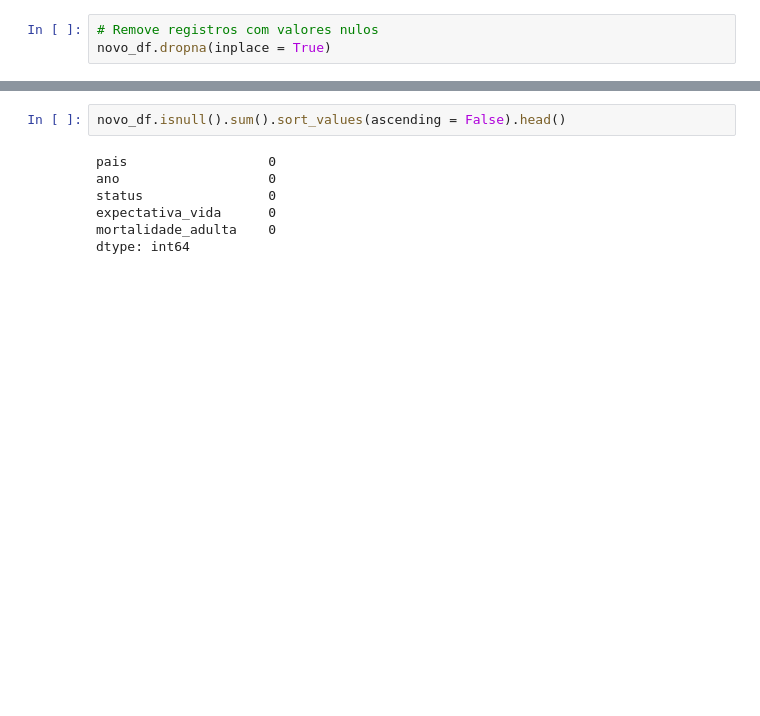
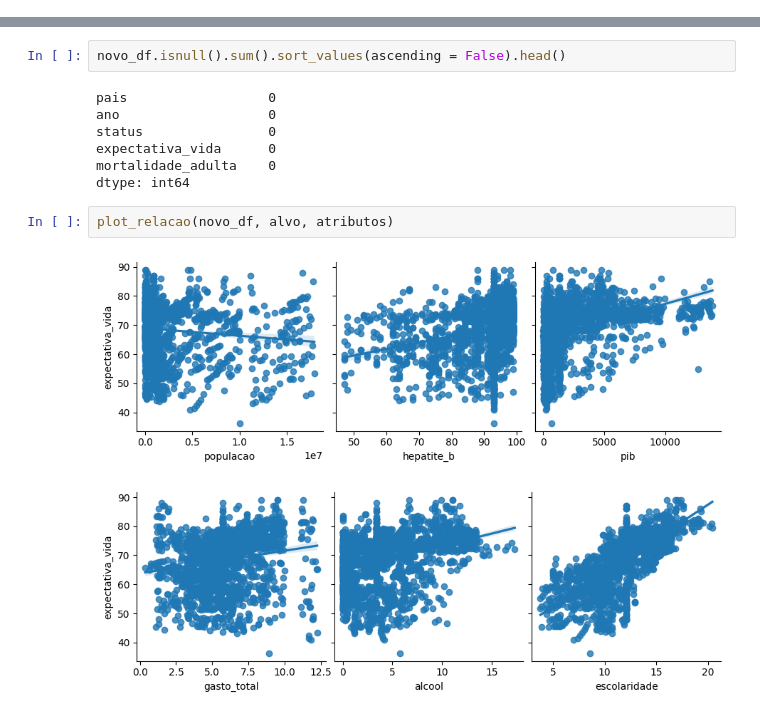
Before and after one commit to prisciladalepiane/machine-learning, a Jupyter notebook: projetos/matematica-estatistica-aplicada/06/modelagem-estatistica-indicadores-socieconomicos.ipynb, the cells around one changed output, grey strips where cells are left out. Drawn from its saved outputs; the diff is of its cells as text; blank space fills up the shorter version.

```diff
--- a/projetos/matematica-estatistica-aplicada/06/modelagem-estatistica-indicadores-socieconomicos.ipynb
+++ b/projetos/matematica-estatistica-aplicada/06/modelagem-estatistica-indicadores-socieconomicos.ipynb
@@ -292,9 +292,6 @@ limite_superior = Q3 + 1.5 * IQR
 # %%
 # Filtrando os outliers
 novo_df = dados[~((dados2 < limite_inferior) | (dados2 > limite_superior)).any(axis=1)]
-# %%
-# Remove registros com valores nulos
-novo_df.dropna(inplace = True)
 # %%
 # Verificando o total de valores ausentes
 novo_df.isnull().sum().sort_values(ascending = False).head()
@@ -356,3 +353,8 @@ status                0
 expectativa_vida      0
 mortalidade_adulta    0
 dtype: int64
+# %%
+plot_relacao(novo_df, alvo, atributos)
+# %% [output]
+[figure, added]
+[figure, added]
```
Also changed, not shown: parts of 15 cells of this notebook.
